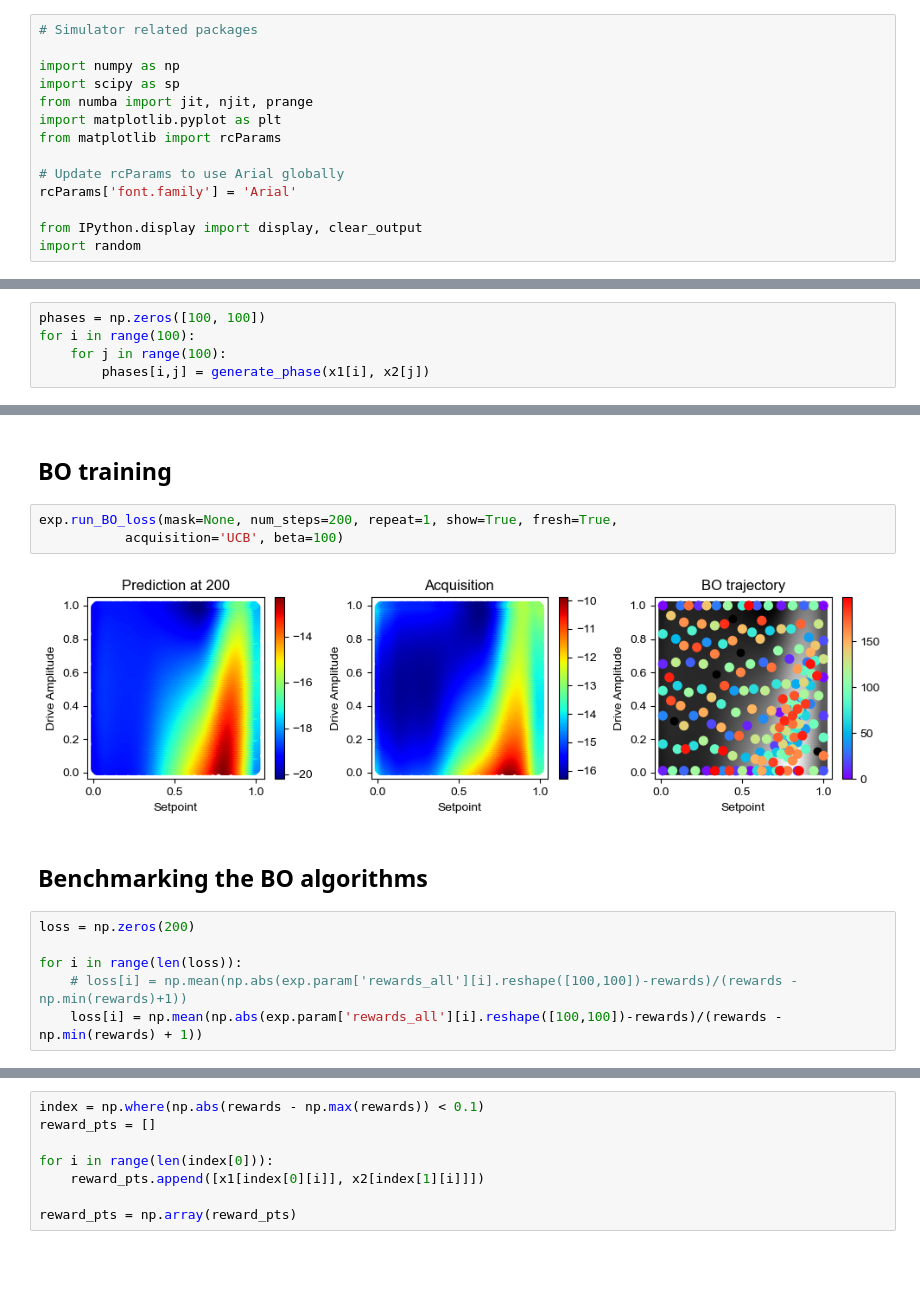
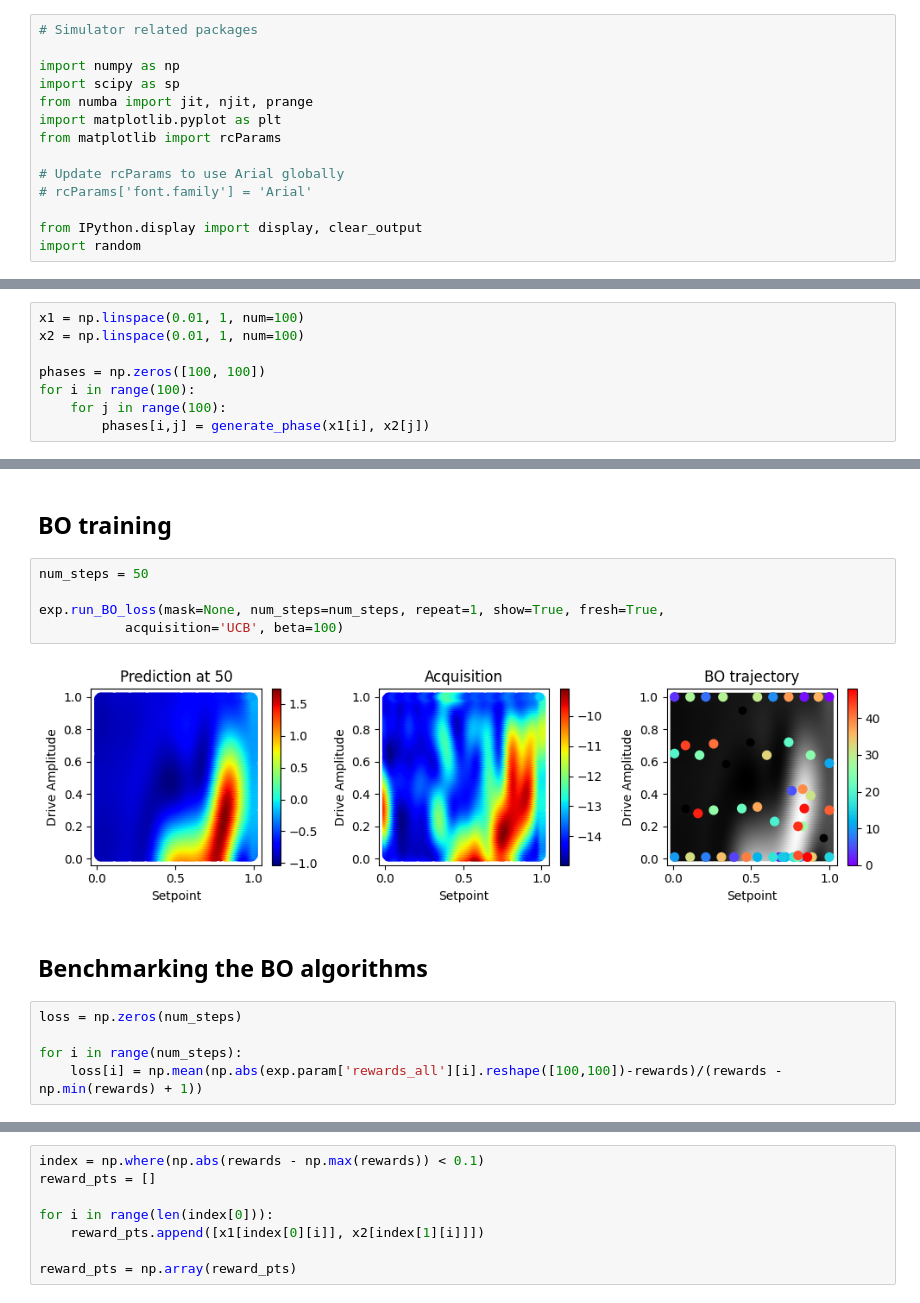
Before and after one commit to RichardLiuCoding/spmsimu, a Jupyter notebook: spmsimu/notebooks/TM_BO_Benchmarking_SpmSimu_v1.ipynb, the cells around one changed output, grey strips where cells are left out. Cells and saved outputs as stored; diff of their text form; blank space fills up the shorter version.

```diff
--- a/spmsimu/notebooks/TM_BO_Benchmarking_SpmSimu_v1.ipynb
+++ b/spmsimu/notebooks/TM_BO_Benchmarking_SpmSimu_v1.ipynb
@@ -10,7 +10,7 @@ import matplotlib.pyplot as plt
 from matplotlib import rcParams
 
 # Update rcParams to use Arial globally
-rcParams['font.family'] = 'Arial'
+# rcParams['font.family'] = 'Arial'
 
 from IPython.display import display, clear_output
 import random
@@ -248,6 +289,9 @@ plt.ylabel('Drive Amplitude')
 Text(0, 0.5, 'Drive Amplitude')
 [figure]
 # %%
+x1 = np.linspace(0.01, 1, num=100)
+x2 = np.linspace(0.01, 1, num=100)
+
 phases = np.zeros([100, 100])
 for i in range(100):
     for j in range(100):
@@ -820,17 +942,18 @@ exp.generate_seed(num=5, repeat=1)
 # %% [markdown]
 ## BO training
 # %%
-exp.run_BO_loss(mask=None, num_steps=200, repeat=1, show=True, fresh=True,
+num_steps = 50
+
+exp.run_BO_loss(mask=None, num_steps=num_steps, repeat=1, show=True, fresh=True,
            acquisition='UCB', beta=100)
 # %% [output]
-[figure, old version]
+[figure, new version]
 # %% [markdown]
 ## Benchmarking the BO algorithms
 # %%
-loss = np.zeros(200)
+loss = np.zeros(num_steps)
 
-for i in range(len(loss)):
-    # loss[i] = np.mean(np.abs(exp.param['rewards_all'][i].reshape([100,100])-rewards)/(rewards - np.min(rewards)+1))
+for i in range(num_steps):
     loss[i] = np.mean(np.abs(exp.param['rewards_all'][i].reshape([100,100])-rewards)/(rewards - np.min(rewards) + 1))
 # %%
 plt.figure(figsize=[4,3])
```
Also changed, not shown: parts of 41 cells of this notebook.
